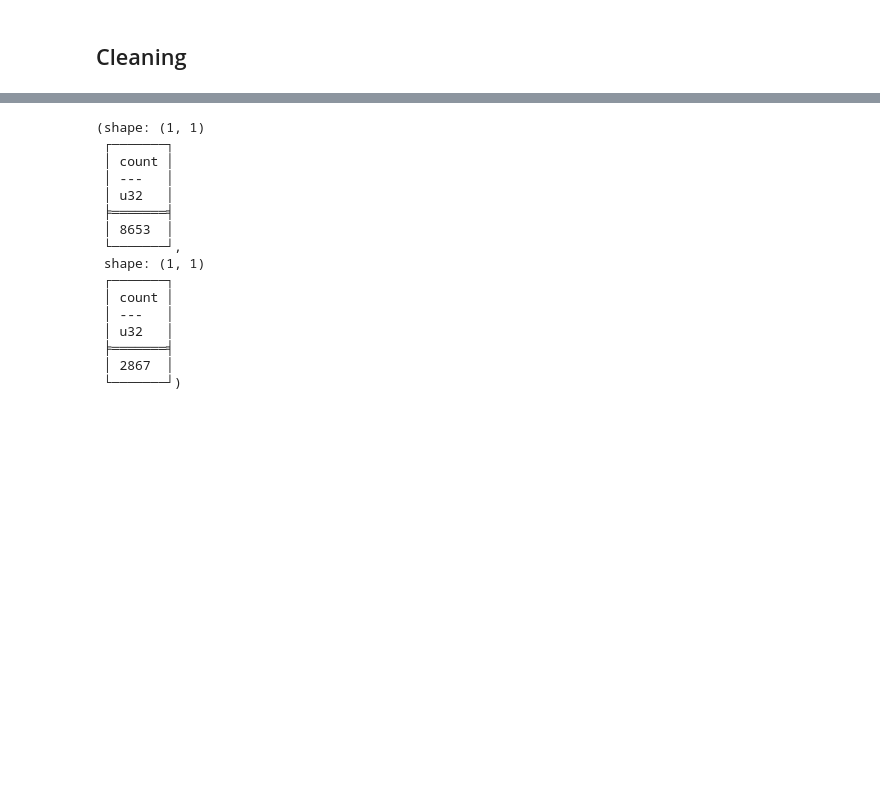
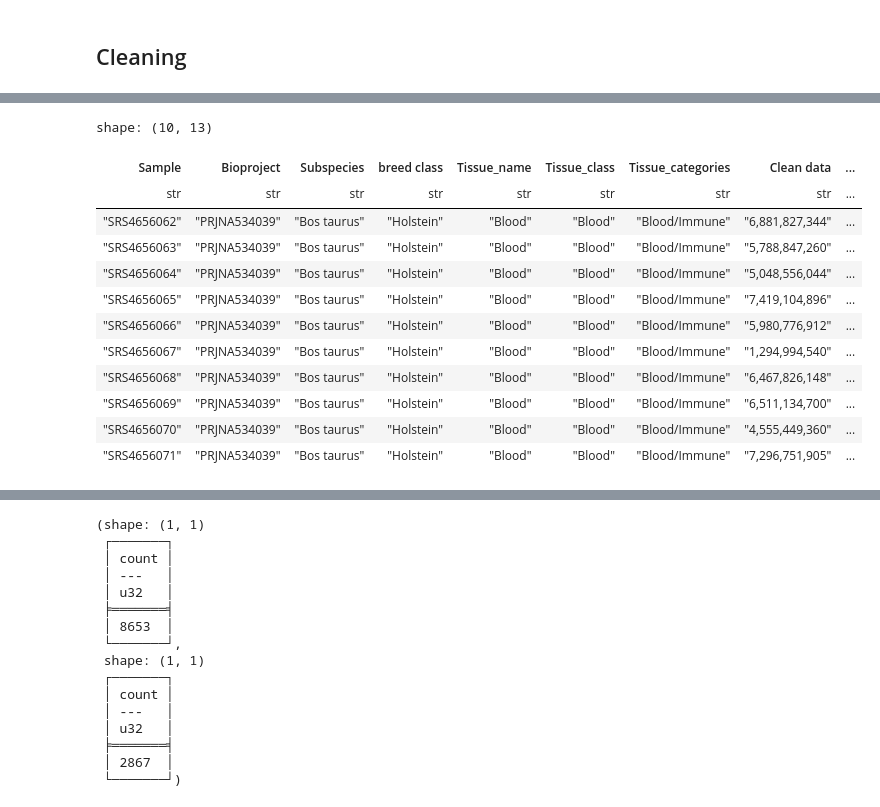
Before and after one commit to my-rna-health/rna-clock, a Jupyter notebook: notebooks/prepare_cattle.ipynb, the cells around one changed output, grey strips where cells are left out. Saved outputs shown, nothing was run; the diff lists cells and outputs as text; code cells hidden in the pictures; blank space fills up the shorter version.

```diff
--- a/notebooks/prepare_cattle.ipynb
+++ b/notebooks/prepare_cattle.ipynb
@@ -104,0 +120,17 @@ shape: (106, 2)
+# %%
+metadata_blood = metadata_with_age.filter(pl.col("Tissue_categories").str.contains("Blood"))
+metadata_blood.head(10)
+# %% [output]
+shape: (10, 13)
+| Sample | Bioproject | Subspecies | breed class | Tissue_name | Tissue_class | Tissue_categories | Clean data | ... |
+| str | str | str | str | str | str | str | str | ... |
+| "SRS4656062" | "PRJNA534039" | "Bos taurus" | "Holstein" | "Blood" | "Blood" | "Blood/Immune" | "6,881,827,344" | ... |
+| "SRS4656063" | "PRJNA534039" | "Bos taurus" | "Holstein" | "Blood" | "Blood" | "Blood/Immune" | "5,788,847,260" | ... |
+| "SRS4656064" | "PRJNA534039" | "Bos taurus" | "Holstein" | "Blood" | "Blood" | "Blood/Immune" | "5,048,556,044" | ... |
+| "SRS4656065" | "PRJNA534039" | "Bos taurus" | "Holstein" | "Blood" | "Blood" | "Blood/Immune" | "7,419,104,896" | ... |
+| "SRS4656066" | "PRJNA534039" | "Bos taurus" | "Holstein" | "Blood" | "Blood" | "Blood/Immune" | "5,980,776,912" | ... |
+| "SRS4656067" | "PRJNA534039" | "Bos taurus" | "Holstein" | "Blood" | "Blood" | "Blood/Immune" | "1,294,994,540" | ... |
+| "SRS4656068" | "PRJNA534039" | "Bos taurus" | "Holstein" | "Blood" | "Blood" | "Blood/Immune" | "6,467,826,148" | ... |
+| "SRS4656069" | "PRJNA534039" | "Bos taurus" | "Holstein" | "Blood" | "Blood" | "Blood/Immune" | "6,511,134,700" | ... |
+| "SRS4656070" | "PRJNA534039" | "Bos taurus" | "Holstein" | "Blood" | "Blood" | "Blood/Immune" | "4,555,449,360" | ... |
+| "SRS4656071" | "PRJNA534039" | "Bos taurus" | "Holstein" | "Blood" | "Blood" | "Blood/Immune" | "7,296,751,905" | ... |
```
Also changed, not shown: parts of 9 cells of this notebook, 7 other files.
